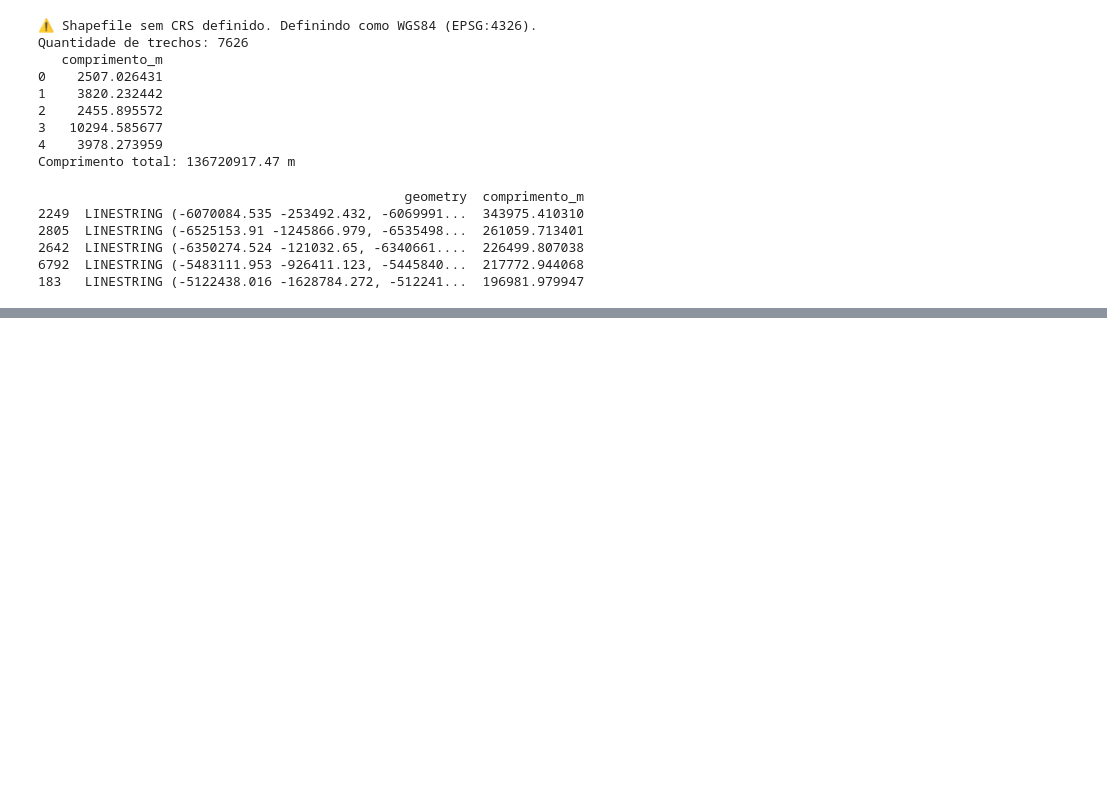
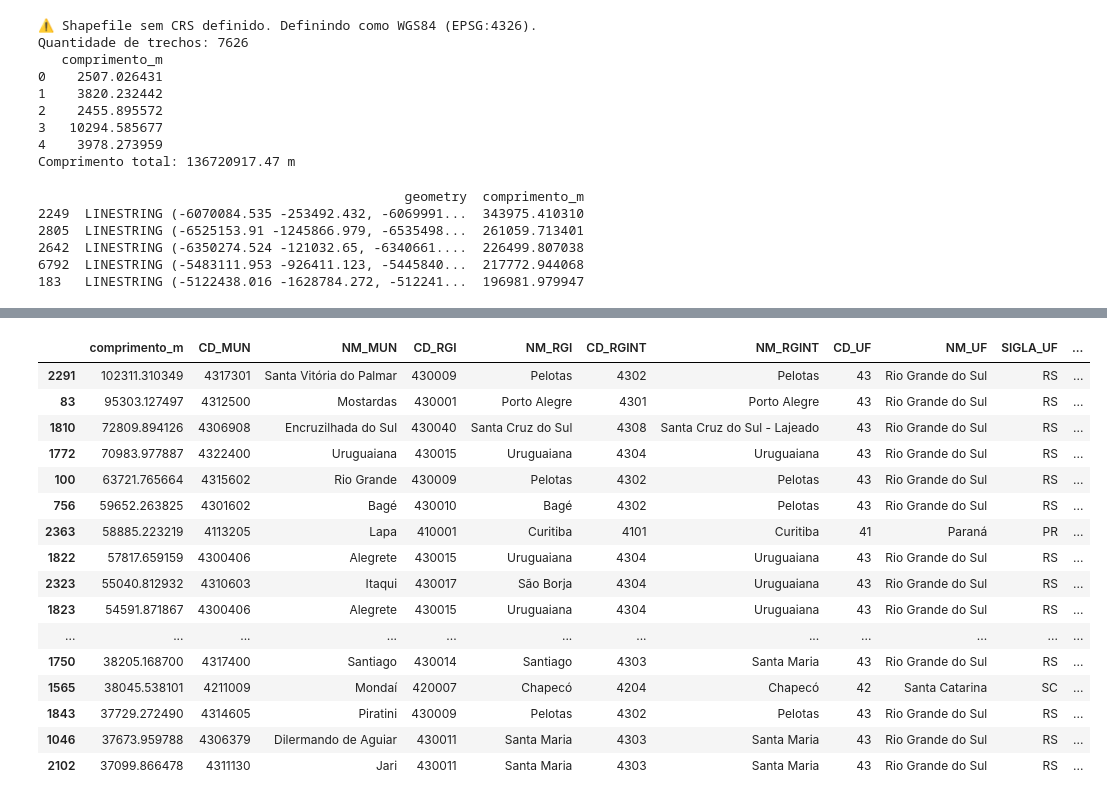
Before and after one commit to adrianop/dataScience, a Jupyter notebook: testes/rodovias_shp.ipynb, the cells around one changed output, grey strips where cells are left out. Cells and saved outputs as stored; diff of their text form; code cells hidden in the pictures; blank space fills up the shorter version.

```diff
--- a/testes/rodovias_shp.ipynb
+++ b/testes/rodovias_shp.ipynb
@@ -69,0 +94,11 @@ print(gdf_ordenado.head())
+# %%
+# Se ainda estiver em graus, reprojetar para metros
+if rodovias_sul.crs.is_geographic:
+    rodovias_sul = rodovias_sul.to_crs(epsg=3857)
+
+# Calcular comprimento de cada trecho
+rodovias_sul["comprimento_m"] = rodovias_sul.length
+
+print(f"Quantidade de trechos: {len(rodovias_sul)}")
+print(rodovias_sul[["comprimento_m"]].head())
+print(f"Comprimento total: {rodovias_sul['comprimento_m'].sum():.2f} m")
@@ -69,0 +114,23 @@ print(gdf_ordenado.head())
+# %%
+gdf_ordenado = rodovias_sul.sort_values(by="comprimento_m", ascending=False)
+
+# Mostrar os 5 primeiros
+gdf_ordenado.head(50)
+# %% [output]
+|  | comprimento_m | CD_MUN | NM_MUN | CD_RGI | NM_RGI | CD_RGINT | NM_RGINT | CD_UF | NM_UF | SIGLA_UF | ... |
+| 2291 | 102311.310349 | 4317301 | Santa Vitória do Palmar | 430009 | Pelotas | 4302 | Pelotas | 43 | Rio Grande do Sul | RS | ... |
+| 83 | 95303.127497 | 4312500 | Mostardas | 430001 | Porto Alegre | 4301 | Porto Alegre | 43 | Rio Grande do Sul | RS | ... |
+| 1810 | 72809.894126 | 4306908 | Encruzilhada do Sul | 430040 | Santa Cruz do Sul | 4308 | Santa Cruz do Sul - Lajeado | 43 | Rio Grande do Sul | RS | ... |
+| 1772 | 70983.977887 | 4322400 | Uruguaiana | 430015 | Uruguaiana | 4304 | Uruguaiana | 43 | Rio Grande do Sul | RS | ... |
+| 100 | 63721.765664 | 4315602 | Rio Grande | 430009 | Pelotas | 4302 | Pelotas | 43 | Rio Grande do Sul | RS | ... |
+| 756 | 59652.263825 | 4301602 | Bagé | 430010 | Bagé | 4302 | Pelotas | 43 | Rio Grande do Sul | RS | ... |
+| 2363 | 58885.223219 | 4113205 | Lapa | 410001 | Curitiba | 4101 | Curitiba | 41 | Paraná | PR | ... |
+| 1822 | 57817.659159 | 4300406 | Alegrete | 430015 | Uruguaiana | 4304 | Uruguaiana | 43 | Rio Grande do Sul | RS | ... |
+| 2323 | 55040.812932 | 4310603 | Itaqui | 430017 | São Borja | 4304 | Uruguaiana | 43 | Rio Grande do Sul | RS | ... |
+| 1823 | 54591.871867 | 4300406 | Alegrete | 430015 | Uruguaiana | 4304 | Uruguaiana | 43 | Rio Grande do Sul | RS | ... |
+| ... | ... | ... | ... | ... | ... | ... | ... | ... | ... | ... | ... |
+| 1750 | 38205.168700 | 4317400 | Santiago | 430014 | Santiago | 4303 | Santa Maria | 43 | Rio Grande do Sul | RS | ... |
+| 1565 | 38045.538101 | 4211009 | Mondaí | 420007 | Chapecó | 4204 | Chapecó | 42 | Santa Catarina | SC | ... |
+| 1843 | 37729.272490 | 4314605 | Piratini | 430009 | Pelotas | 4302 | Pelotas | 43 | Rio Grande do Sul | RS | ... |
+| 1046 | 37673.959788 | 4306379 | Dilermando de Aguiar | 430011 | Santa Maria | 4303 | Santa Maria | 43 | Rio Grande do Sul | RS | ... |
+| 2102 | 37099.866478 | 4311130 | Jari | 430011 | Santa Maria | 4303 | Santa Maria | 43 | Rio Grande do Sul | RS | ... |
```
Also changed, not shown: parts of 5 cells of this notebook, 5 other files.
